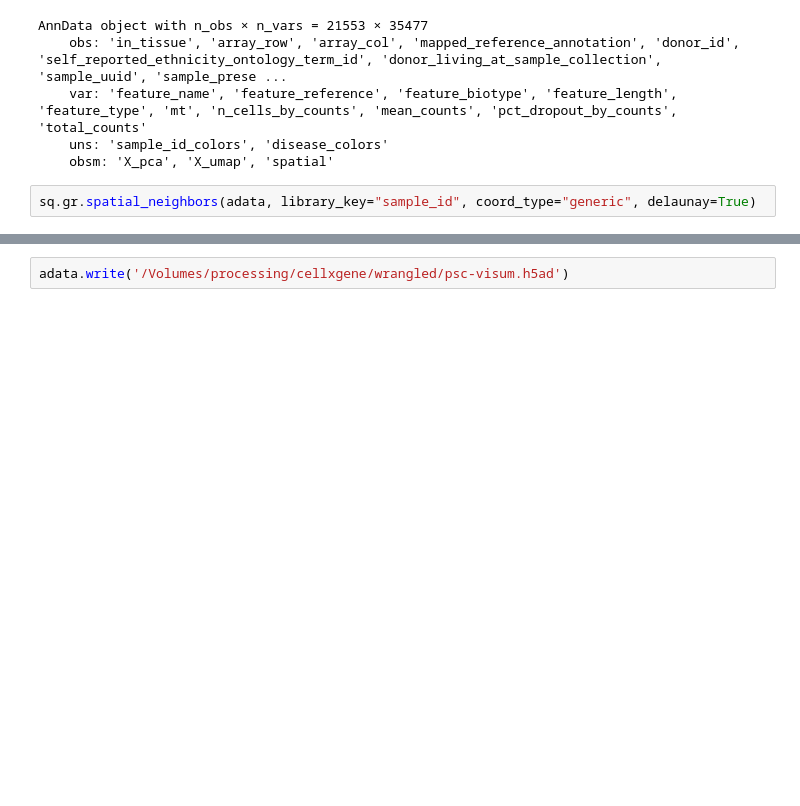
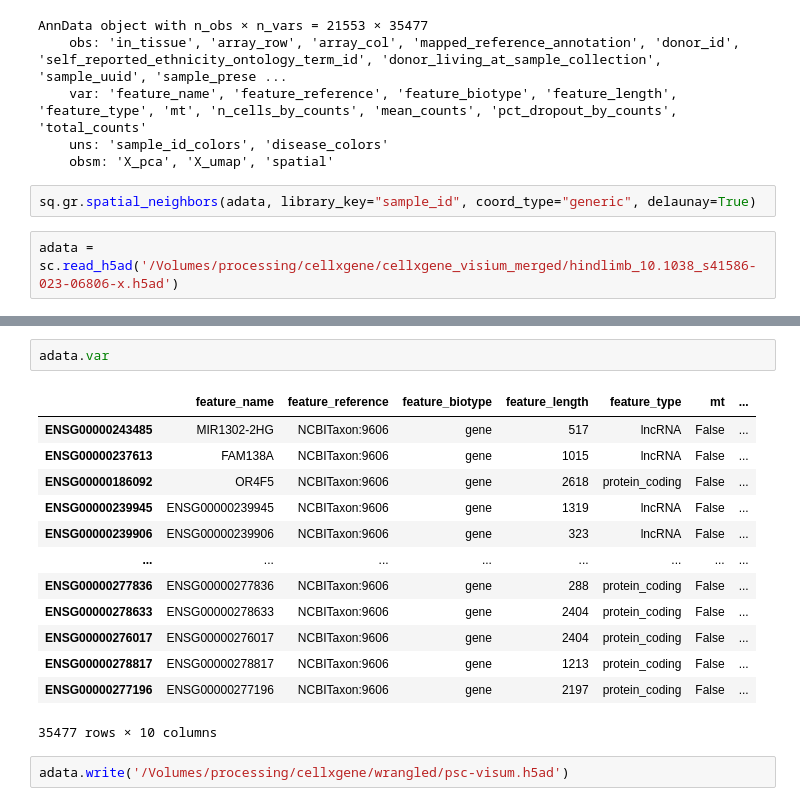
Before and after one commit to christoffermattssonlangseth/KaroSpaceDataWrangling, a Jupyter notebook: notebooks/psc-visium.ipynb, the cells around one changed output, grey strips where cells are left out. Cells and saved outputs as stored; diff of their text form; blank space fills up the shorter version.

```diff
--- a/notebooks/psc-visium.ipynb
+++ b/notebooks/psc-visium.ipynb
@@ -190,3 +190,5 @@ AnnData object with n_obs × n_vars = 21553 × 35477
     obsm: 'X_pca', 'X_umap', 'spatial'
 # %%
 sq.gr.spatial_neighbors(adata, library_key="sample_id", coord_type="generic", delaunay=True)
+# %%
+adata = sc.read_h5ad('/Volumes/processing/cellxgene/cellxgene_visium_merged/hindlimb_10.1038_s41586-023-06806-x.h5ad')
@@ -193,3 +226,19 @@ sq.gr.spatial_neighbors(adata, library_key="sample_id", coord_type="generic", de
+# %%
+adata.var
+# %% [output]
+|  | feature_name | feature_reference | feature_biotype | feature_length | feature_type | mt | ... |
+| ENSG00000243485 | MIR1302-2HG | NCBITaxon:9606 | gene | 517 | lncRNA | False | ... |
+| ENSG00000237613 | FAM138A | NCBITaxon:9606 | gene | 1015 | lncRNA | False | ... |
+| ENSG00000186092 | OR4F5 | NCBITaxon:9606 | gene | 2618 | protein_coding | False | ... |
+| ENSG00000239945 | ENSG00000239945 | NCBITaxon:9606 | gene | 1319 | lncRNA | False | ... |
+| ENSG00000239906 | ENSG00000239906 | NCBITaxon:9606 | gene | 323 | lncRNA | False | ... |
+| ... | ... | ... | ... | ... | ... | ... | ... |
+| ENSG00000277836 | ENSG00000277836 | NCBITaxon:9606 | gene | 288 | protein_coding | False | ... |
+| ENSG00000278633 | ENSG00000278633 | NCBITaxon:9606 | gene | 2404 | protein_coding | False | ... |
+| ENSG00000276017 | ENSG00000276017 | NCBITaxon:9606 | gene | 2404 | protein_coding | False | ... |
+| ENSG00000278817 | ENSG00000278817 | NCBITaxon:9606 | gene | 1213 | protein_coding | False | ... |
+| ENSG00000277196 | ENSG00000277196 | NCBITaxon:9606 | gene | 2197 | protein_coding | False | ... |
+35477 rows × 10 columns
 # %%
 adata.write('/Volumes/processing/cellxgene/wrangled/psc-visum.h5ad')
 # %% [markdown]
```
Also changed, not shown: parts of 2 cells of this notebook, 7 other files.
